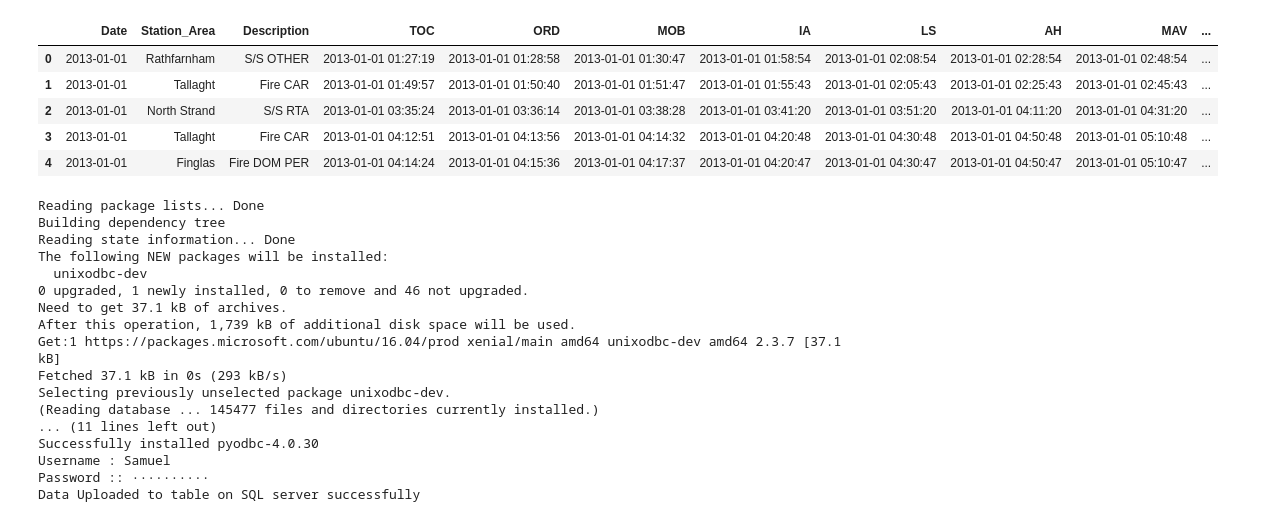
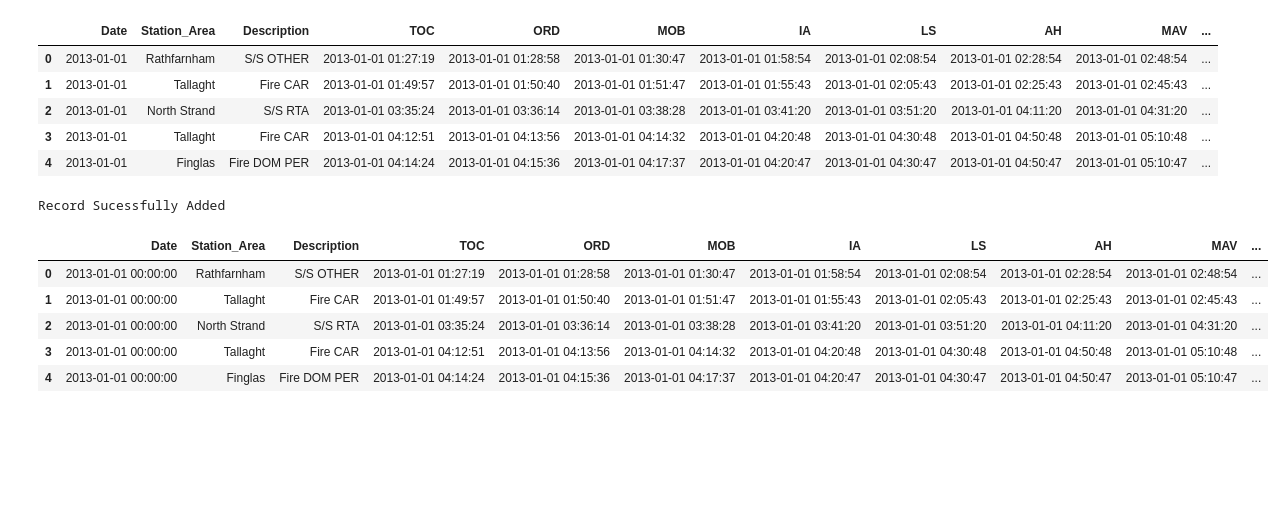
Before and after one commit to Zetech21/Data-Journey, a Jupyter notebook: CA2.ipynb, the cells around one changed output. Cells and saved outputs as stored; diff of their text form; code cells hidden in the pictures; blank space fills up the shorter version.

```diff
--- a/CA2.ipynb
+++ b/CA2.ipynb
@@ -297,36 +269,20 @@ df.head()
 # %%
-!apt install unixodbc-dev
-!pip install pyodbc
-import pyodbc
-import getpass
-server = 'sos.database.windows.net'
-database = 'Assessments'
-username = input('Username : ')
-password = getpass.getpass('Password :: ')
-driver= '{ODBC Driver 17 for SQL Server}'
-
-with pyodbc.connect('DRIVER='+driver+';SERVER='+server+';PORT=1433;DATABASE='+database+';UID='+username+';PWD='+ password) as conn:
-  with conn.cursor() as cursor:
-    for index, row in df.iterrows():
-      cursor.execute("INSERT INTO dbo.CallOuts(Date,Station_Area,Description,TOC,ORD,MOB,IA,LS,AH,MAV,CD) values(?,?,?,?,?,?,?,?,?,?,?)",row.Date, row.Station_Area, row.Description,row.TOC,row.ORD,row.MOB,row.IA,row.LS,row.AH,row.MAV,row.CD)
-conn.commit()
-cursor.close()
-print("Data Uploaded to table on SQL server successfully")
+for index, row in df.iterrows():
+  cmd = "insert into FireAndCalloutsData(Date, Station_Area,Description,TOC,ORD,MOB,IA,LS,AH,MAV,CD) values('{}','{}','{}','{}','{}','{}','{}','{}','{}','{}','{}')".format(row.Date, row.Station_Area, row.Description,row.TOC,row.ORD,row.MOB,row.IA,row.LS,row.AH,row.MAV,row.CD)
+  ###Check to confirm if the number exists and condition to follow if possible
+  db.execute(cmd)
+db.commit()
+print("Record Sucessfully Added")
 # %% [output]
-Reading package lists... Done
-Building dependency tree
-Reading state information... Done
-The following NEW packages will be installed:
-  unixodbc-dev
-0 upgraded, 1 newly installed, 0 to remove and 46 not upgraded.
-Need to get 37.1 kB of archives.
-After this operation, 1,739 kB of additional disk space will be used.
-Get:1 https://packages.microsoft.com/ubuntu/16.04/prod xenial/main amd64 unixodbc-dev amd64 2.3.7 [37.1 kB]
-Fetched 37.1 kB in 0s (293 kB/s)
-Selecting previously unselected package unixodbc-dev.
-(Reading database ... 145477 files and directories currently installed.)
-... (11 lines left out)
-Successfully installed pyodbc-4.0.30
-Username : Samuel
-Password :: ··········
-Data Uploaded to table on SQL server successfully
+Record Sucessfully Added
+# %%
+cmd = "Select * from FireAndCalloutsData"
+Database_Data = pd.read_sql_query(cmd, db)
+Database_Data.head()
+# %% [output]
+|  | Date | Station_Area | Description | TOC | ORD | MOB | IA | LS | AH | MAV | ... |
+| 0 | 2013-01-01 00:00:00 | Rathfarnham | S/S OTHER | 2013-01-01 01:27:19 | 2013-01-01 01:28:58 | 2013-01-01 01:30:47 | 2013-01-01 01:58:54 | 2013-01-01 02:08:54 | 2013-01-01 02:28:54 | 2013-01-01 02:48:54 | ... |
+| 1 | 2013-01-01 00:00:00 | Tallaght | Fire CAR | 2013-01-01 01:49:57 | 2013-01-01 01:50:40 | 2013-01-01 01:51:47 | 2013-01-01 01:55:43 | 2013-01-01 02:05:43 | 2013-01-01 02:25:43 | 2013-01-01 02:45:43 | ... |
+| 2 | 2013-01-01 00:00:00 | North Strand | S/S RTA | 2013-01-01 03:35:24 | 2013-01-01 03:36:14 | 2013-01-01 03:38:28 | 2013-01-01 03:41:20 | 2013-01-01 03:51:20 | 2013-01-01 04:11:20 | 2013-01-01 04:31:20 | ... |
+| 3 | 2013-01-01 00:00:00 | Tallaght | Fire CAR | 2013-01-01 04:12:51 | 2013-01-01 04:13:56 | 2013-01-01 04:14:32 | 2013-01-01 04:20:48 | 2013-01-01 04:30:48 | 2013-01-01 04:50:48 | 2013-01-01 05:10:48 | ... |
+| 4 | 2013-01-01 00:00:00 | Finglas | Fire DOM PER | 2013-01-01 04:14:24 | 2013-01-01 04:15:36 | 2013-01-01 04:17:37 | 2013-01-01 04:20:47 | 2013-01-01 04:30:47 | 2013-01-01 04:50:47 | 2013-01-01 05:10:47 | ... |
```
Also changed, not shown: parts of 9 cells of this notebook.
